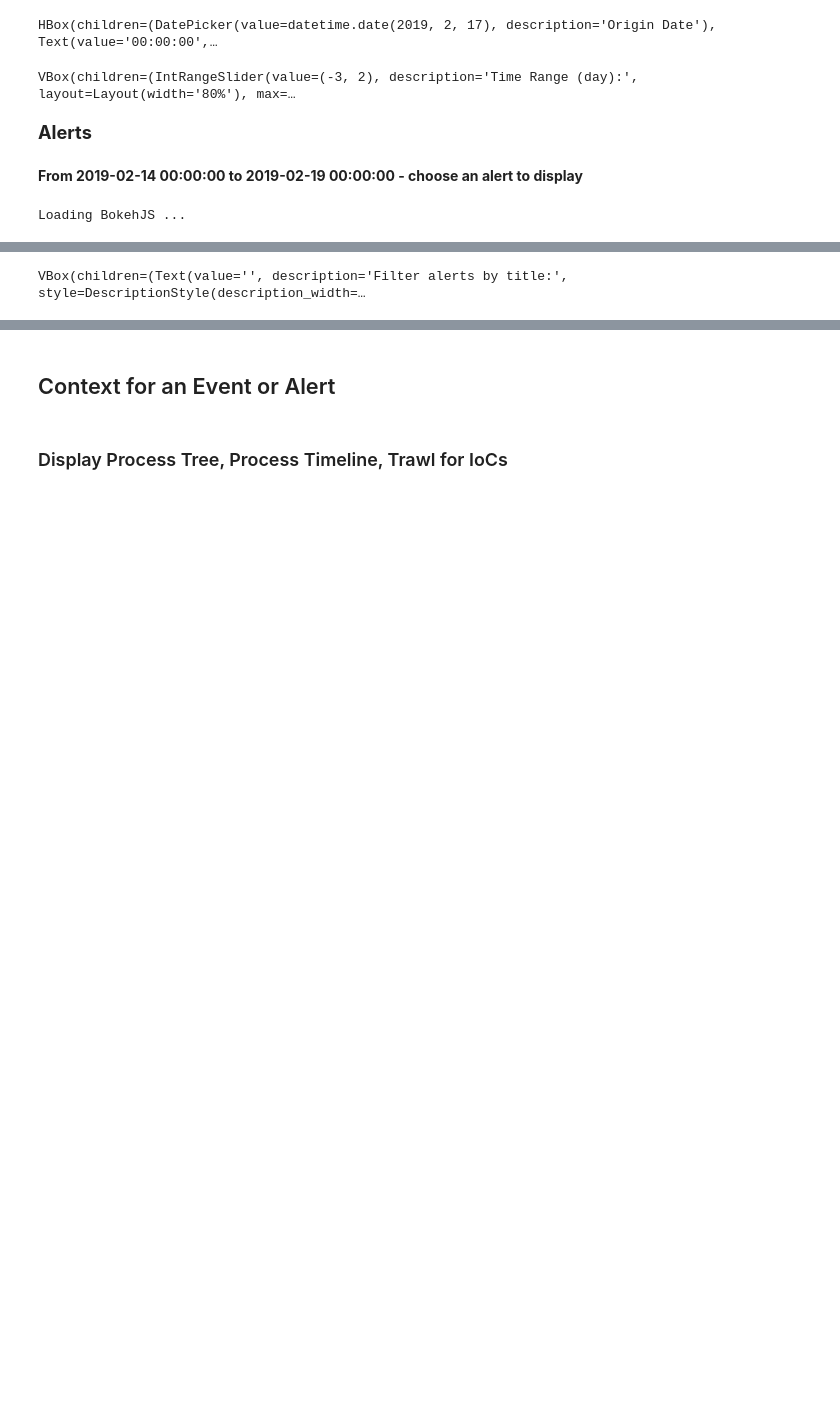
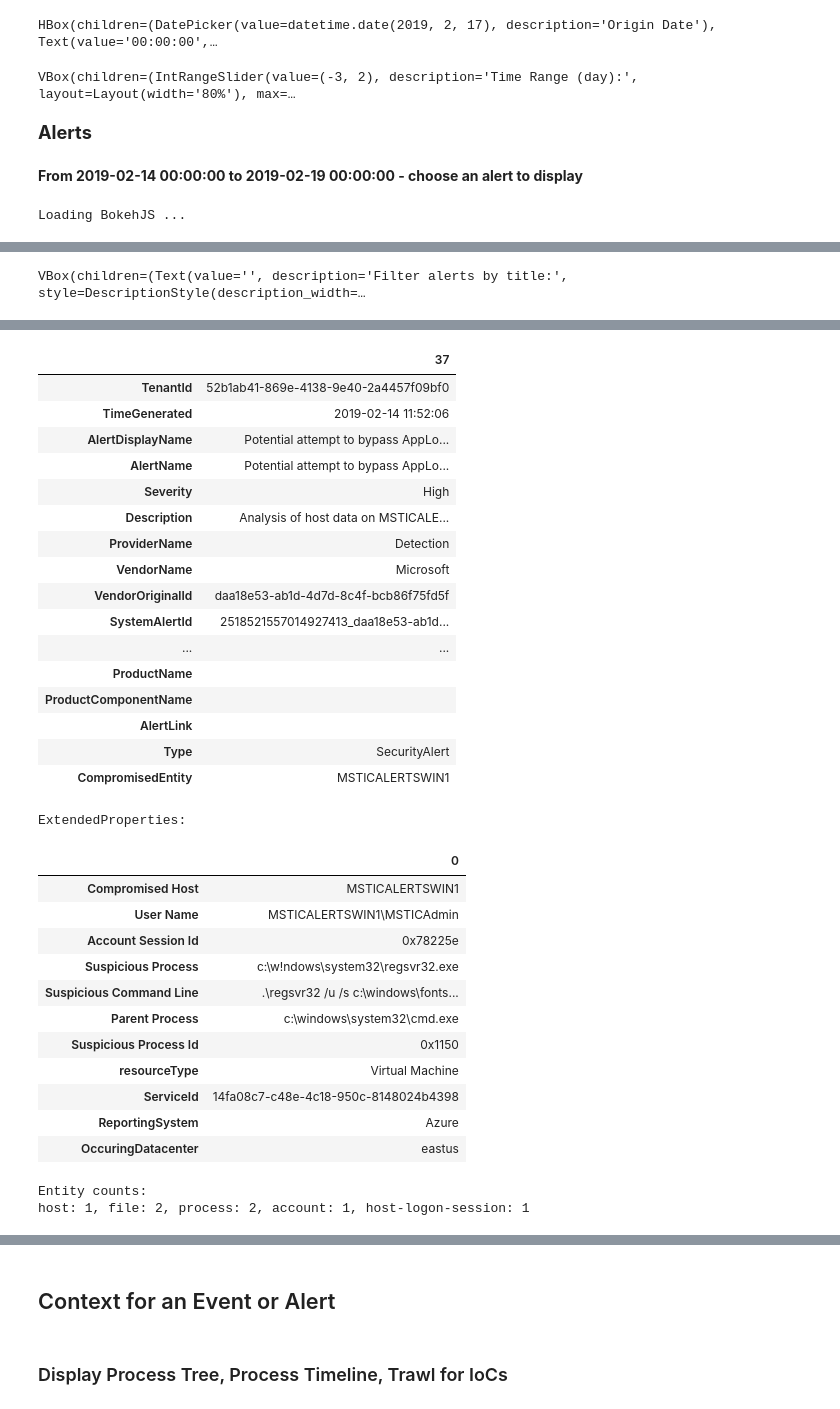
Before and after one commit to Azure/Azure-Sentinel-Notebooks, a Jupyter notebook: nbdemo/msticpy demo.ipynb, the cells around one changed output, grey strips where cells are left out. Drawn from its saved outputs; the diff is of its cells as text; code cells hidden in the pictures; blank space fills up the shorter version.

```diff
--- a/nbdemo/msticpy demo.ipynb
+++ b/nbdemo/msticpy demo.ipynb
@@ -55,13 +65,13 @@ from msticpy.nbtools.timeline import display_timeline
 def show_full_alert(input_alert):
     global selected_alert
     selected_alert = SecurityAlert(input_alert)
-    nbdisplay.display_alert(selected_alert, show_entities=False)
+    return nbdisplay.format_alert(selected_alert, show_entities=False)
 
 alert_list = qry_prov.SecurityAlert.list_alerts(search_q_times)
 utils.md("Alerts", "large, bold")
 utils.md(f"From {search_q_times.start} to {search_q_times.end} - choose an alert to display", "bold")
 display_timeline(data=alert_list, source_columns=["AlertName","CompromisedEntity"], group_by="Severity", height=200)
-alert_select = nbwidgets.AlertSelector(alerts=alert_list, action=show_full_alert, auto_display=True)
+alert_select = nbwidgets.SelectAlert(alerts=alert_list, action=show_full_alert, auto_display=True)
 
 # select an alert
 alert_select._w_select_alert.index = 5
@@ -76,3 +89,35 @@ VBox(children=(Text(value='', description='Filter alerts by title:', style=Descr
+|  | 37 |
+| TenantId | 52b1ab41-869e-4138-9e40-2a4457f09bf0 |
+| TimeGenerated | 2019-02-14 11:52:06 |
+| AlertDisplayName | Potential attempt to bypass AppLo... |
+| AlertName | Potential attempt to bypass AppLo... |
+| Severity | High |
+| Description | Analysis of host data on MSTICALE... |
+| ProviderName | Detection |
+| VendorName | Microsoft |
+| VendorOriginalId | daa18e53-ab1d-4d7d-8c4f-bcb86f75fd5f |
+| SystemAlertId | 2518521557014927413_daa18e53-ab1d... |
+| ... | ... |
+| ProductName |  |
+| ProductComponentName |  |
+| AlertLink |  |
+| Type | SecurityAlert |
+| CompromisedEntity | MSTICALERTSWIN1 |
+ExtendedProperties:
+|  | 0 |
+| Compromised Host | MSTICALERTSWIN1 |
+| User Name | MSTICALERTSWIN1\MSTICAdmin |
+| Account Session Id | 0x78225e |
+| Suspicious Process | c:\w!ndows\system32\regsvr32.exe |
+| Suspicious Command Line | .\regsvr32 /u /s c:\windows\fonts... |
+| Parent Process | c:\windows\system32\cmd.exe |
+| Suspicious Process Id | 0x1150 |
+| resourceType | Virtual Machine |
+| ServiceId | 14fa08c7-c48e-4c18-950c-8148024b4398 |
+| ReportingSystem | Azure |
+| OccuringDatacenter | eastus |
+Entity counts:
+host: 1, file: 2, process: 2, account: 1, host-logon-session: 1
 # %%
 utils.md("Visualize Entities", "large, bold")
 utils.md("The red circle is the alert object. Green circles are the related entities.")
```
Also changed, not shown: parts of 5 cells of this notebook, 3 other files.
